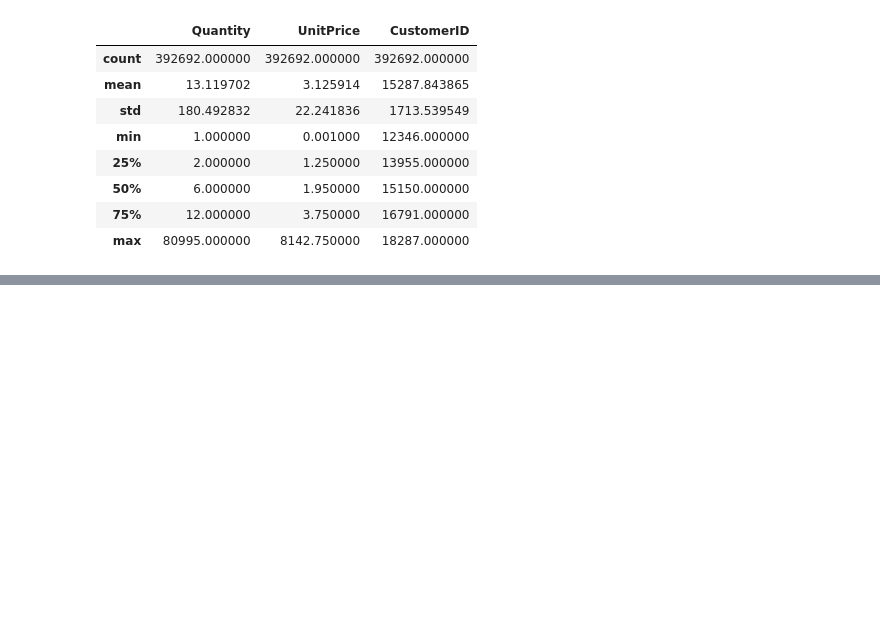
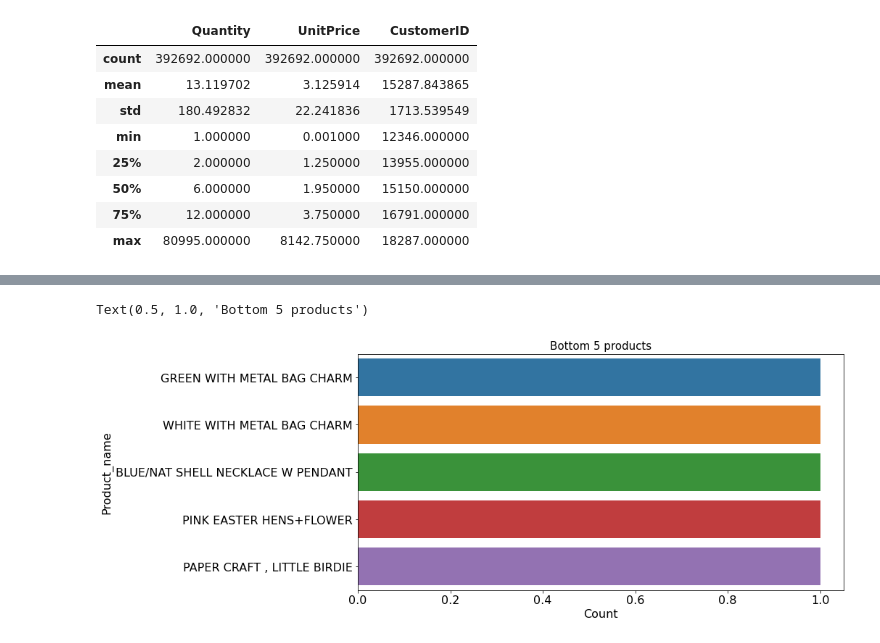
Before and after one commit to Gayatri-Surapaneni/Online-customer-segmentation, a Jupyter notebook: Online_customers_segmentation.ipynb, the cells around one changed output, grey strips where cells are left out. Saved outputs shown, nothing was run; the diff lists cells and outputs as text; code cells hidden in the pictures; blank space fills up the shorter version.

```diff
--- a/Online_customers_segmentation.ipynb
+++ b/Online_customers_segmentation.ipynb
@@ -398,0 +520,3 @@ df.describe()
+# %%
+bottom_5_product=df['Description'].value_counts().reset_index().rename(columns={'index':'Product_name','Description':'Count'}).tail(5)
+bottom_5_product
@@ -398,0 +530,9 @@ df.describe()
+# %%
+# Ten bottom product in terms of description
+plt.figure(figsize=(12,6))
+plt.rcParams['font.size'] = '16'
+sns.barplot(x=bottom_5_product['Count'],y=bottom_5_product['Product_name'])
+plt.title('Bottom 5 products', fontsize='15')
+# %% [output]
+Text(0.5, 1.0, 'Bottom 5 products')
+[figure, added]
```
Also changed, not shown: parts of 51 cells of this notebook.
